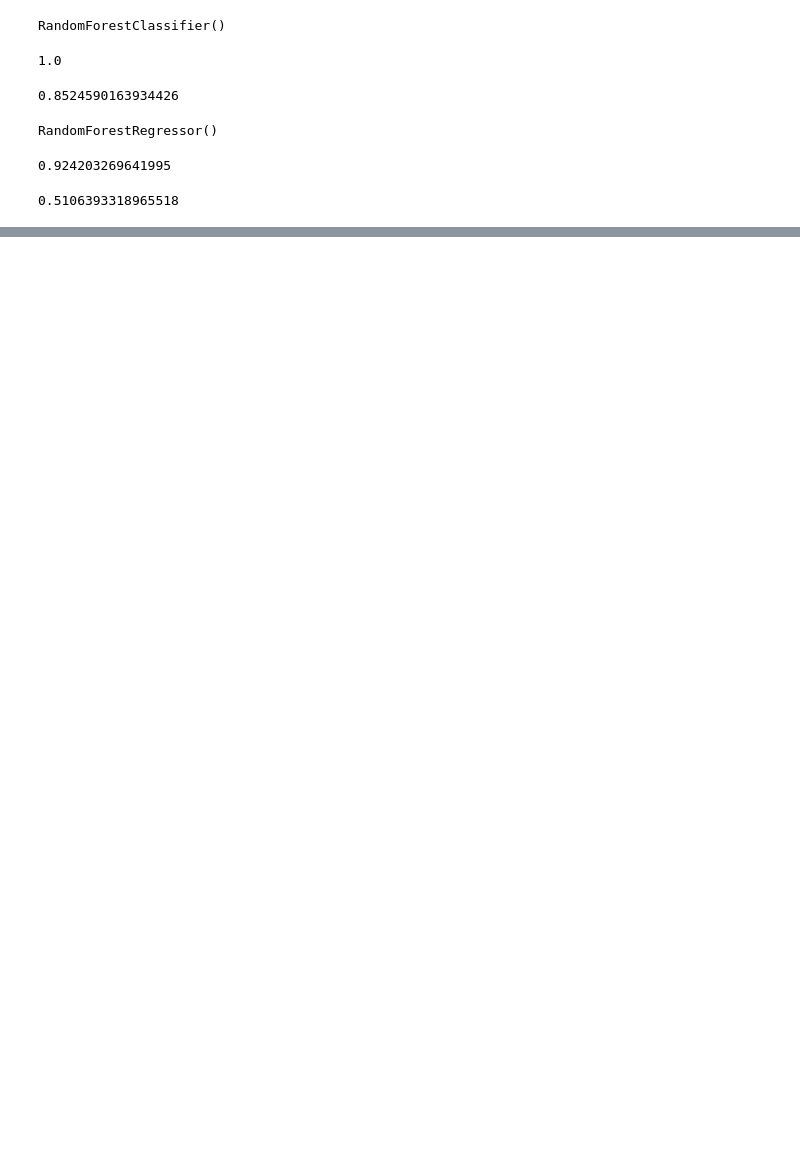
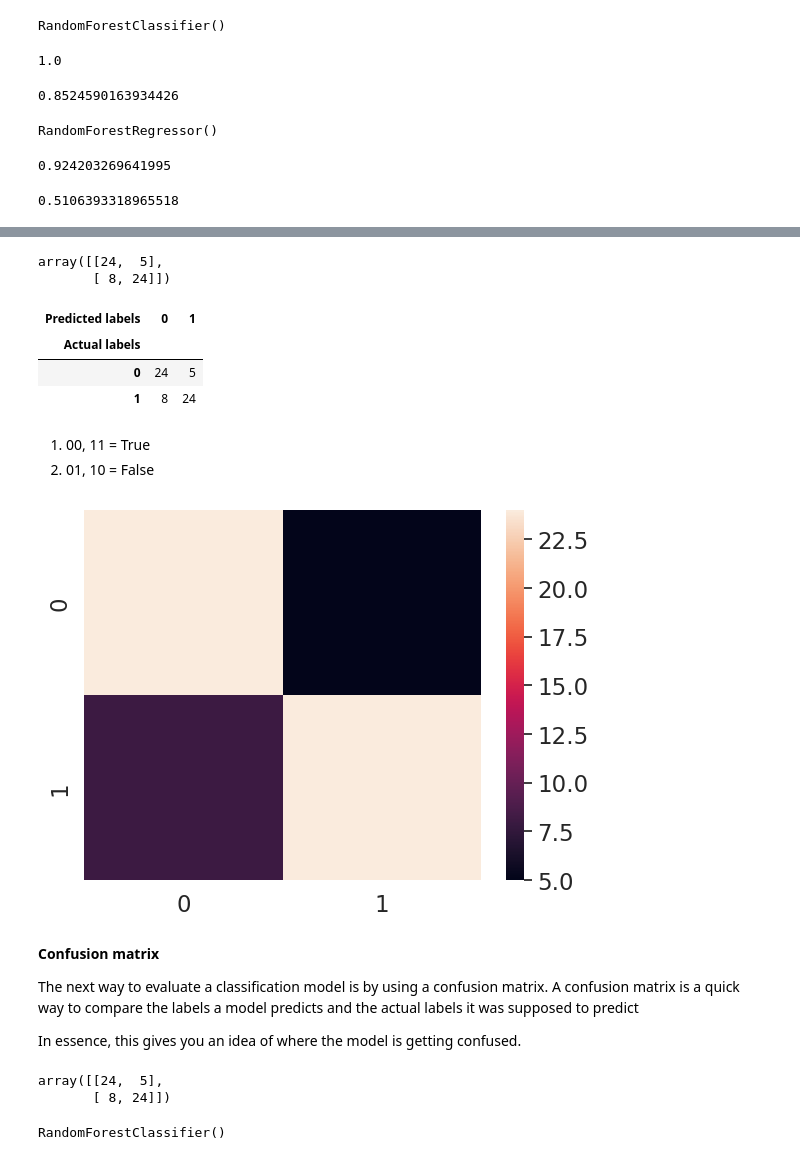
Before and after one commit to souvik150/ml-ds-course, a Jupyter notebook: sample_project/intro-to-sklearn.ipynb, the cells around one changed output, grey strips where cells are left out. Drawn from its saved outputs; the diff is of its cells as text; code cells hidden in the pictures; blank space fills up the shorter version.

```diff
--- a/sample_project/intro-to-sklearn.ipynb
+++ b/sample_project/intro-to-sklearn.ipynb
@@ -1024,0 +1118,11 @@ clf.score(x_test, y_test)
+# %%
+from sklearn.model_selection import cross_val_score
+from sklearn.ensemble import RandomForestClassifier
+
+np.random.seed(42)
+
+x = heart_disease.drop("target", axis=1)
+y = heart_disease["target"]
+
+clf = RandomForestClassifier()
+cross_val_score= cross_val_score(clf, x, y, cv=5)
@@ -1024,0 +1246,53 @@ clf.score(x_test, y_test)
+# %%
+from sklearn.metrics import confusion_matrix
+
+y_preds = clf.predict(x_test)
+
+confusion_matrix(y_test, y_preds)
+# %% [output]
+array([[24,  5],
+       [ 8, 24]])
+# %%
+# Visualize confusion matrix with pd.crosstab()
+pd.crosstab(y_test,
+            y_preds,
+            rownames=["Actual labels"],
+            colnames=["Predicted labels"])
+# %% [output]
+| Predicted labels | 0 | 1 |
+| Actual labels |  |  |
+| 0 | 24 | 5 |
+| 1 | 8 | 24 |
+# %% [markdown]
+1) 00, 11 = True
+2) 01, 10 = False
+# %%
+import seaborn as sns
+
+sns.set(font_scale=1.5)
+
+conf_mat = confusion_matrix(y_test, y_preds)
+
+sns.heatmap(conf_mat);
+# %% [output]
+[figure, added]
+# %% [markdown]
+**Confusion matrix**
+
+The next way to evaluate a classification model is by using a confusion matrix.
+A confusion matrix is a quick way to compare the labels a model predicts and the actual labels it was supposed to predict
+
+In essence, this gives you an idea of where the model is getting confused.
+# %%
+from sklearn.metrics import confusion_matrix
+
+y_preds = clf.predict(x_test)
+
+confusion_matrix(y_test, y_preds)
+# %% [output]
+array([[24,  5],
+       [ 8, 24]])
+# %%
+clf
+# %% [output]
+RandomForestClassifier()
```
Also changed, not shown: parts of 88 cells of this notebook, 1 other file.
